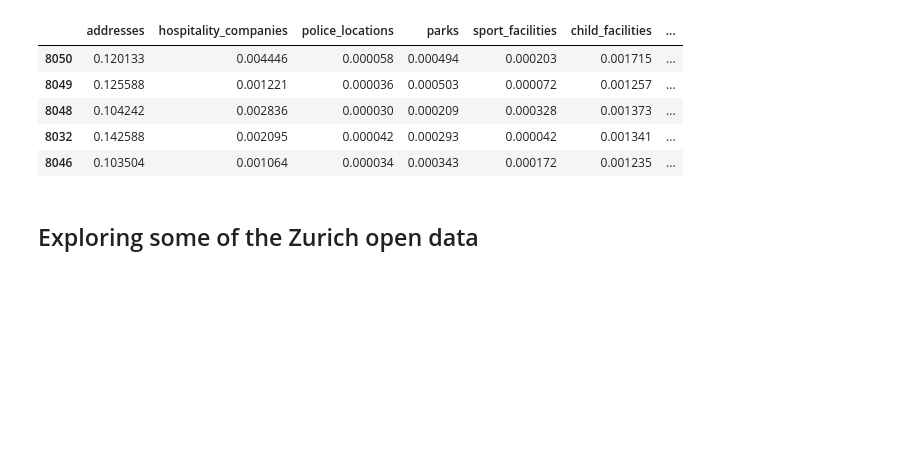
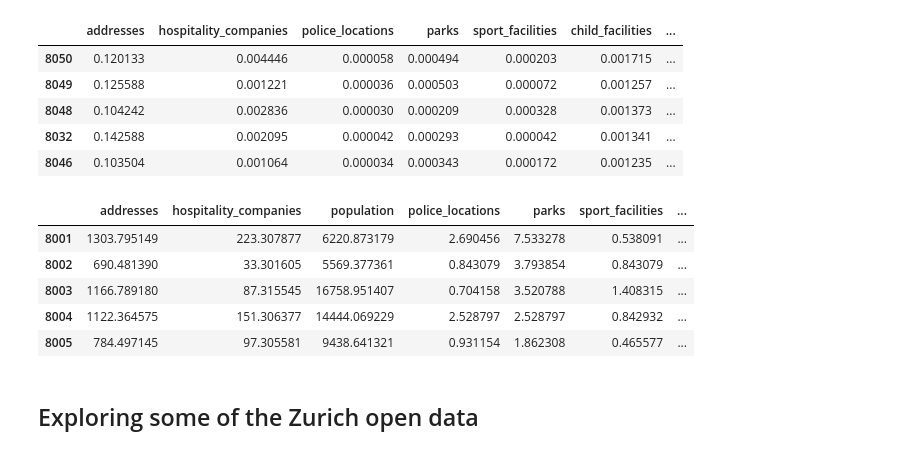
Before and after one commit to MLortki/ADA2018-Project-Quality-of-Space-AMG, a Jupyter notebook: zurich_open_data_exploration.ipynb, the cells around one changed output. Drawn from its saved outputs; the diff is of its cells as text; code cells hidden in the pictures; blank space fills up the shorter version.

Commit message:
added area normalization

```diff
--- a/zurich_open_data_exploration.ipynb
+++ b/zurich_open_data_exploration.ipynb
@@ -279,6 +279,31 @@ pop_normed_df.head()
 | 8048 | 0.104242 | 0.002836 | 0.000030 | 0.000209 | 0.000328 | 0.001373 | ... |
 | 8032 | 0.142588 | 0.002095 | 0.000042 | 0.000293 | 0.000042 | 0.001341 | ... |
 | 8046 | 0.103504 | 0.001064 | 0.000034 | 0.000343 | 0.000172 | 0.001235 | ... |
+# %%
+# extract geometries for each zip and join on zip to aggregated_df. Create new dataframe with aggregated data and geom
+aggregated_df2 = aggregated_df
+aggregated_df2 = pd.merge(aggregated_df2, zips[['ZIP', 'geometry']].set_index('ZIP'), 'inner', left_index=True,right_index=True)
+aggregated_df2 = aggregated_df2.drop_duplicates('addresses')
+
+# get geopandas df
+zurich_zips_geoms = gpd.GeoDataFrame(aggregated_df2.geometry)
+
+# use coordinate system of shape file
+zurich_zips_geoms.crs = {'init': 'epsg:4326'}
+
+# project to equal area cylindrical and calculate area in square kilometers
+zips_areas = zurich_zips_geoms.geometry.to_crs({'proj':'cea'}).map(lambda p: p.area / 10**6)
+
+# create new dataframe with aggregated data normalized by area
+area_normed_df = aggregated_df.div(zips_areas, axis=0)
+area_normed_df.head()
+# %% [output]
+|  | addresses | hospitality_companies | population | police_locations | parks | sport_facilities | ... |
+| 8001 | 1303.795149 | 223.307877 | 6220.873179 | 2.690456 | 7.533278 | 0.538091 | ... |
+| 8002 | 690.481390 | 33.301605 | 5569.377361 | 0.843079 | 3.793854 | 0.843079 | ... |
+| 8003 | 1166.789180 | 87.315545 | 16758.951407 | 0.704158 | 3.520788 | 1.408315 | ... |
+| 8004 | 1122.364575 | 151.306377 | 14444.069229 | 2.528797 | 2.528797 | 0.842932 | ... |
+| 8005 | 784.497145 | 97.305581 | 9438.641321 | 0.931154 | 1.862308 | 0.465577 | ... |
 # %% [markdown]
 ## Exploring some of the Zurich open data
 # %%
```
